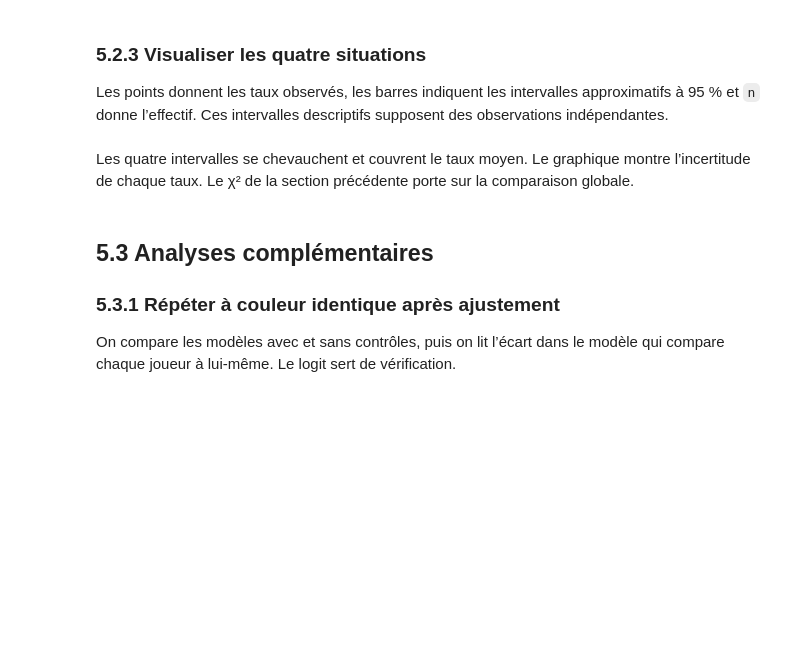
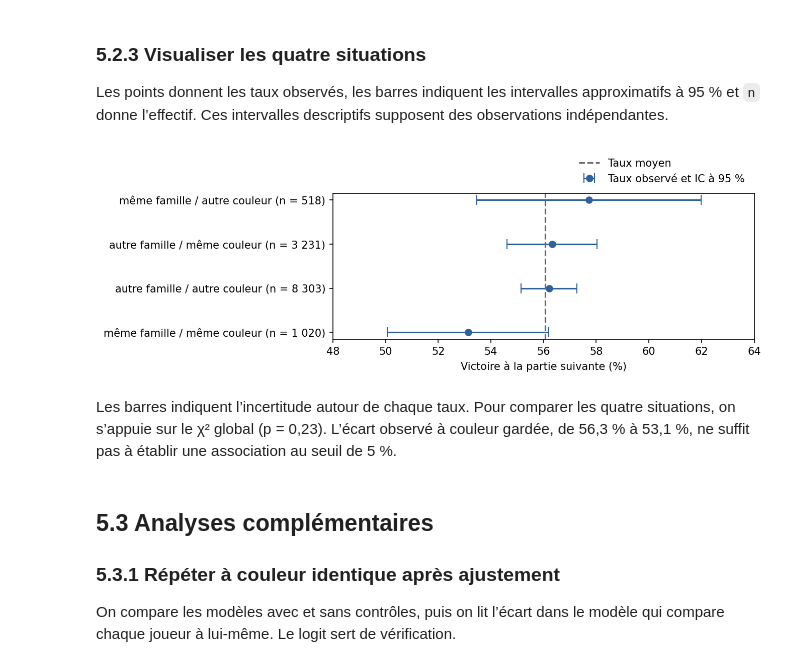
Before and after one commit to Hadrienfonrojet/ANALYSE-MARCHE-, a Jupyter notebook: QueensGambit.ipynb, the cells around one changed output. Saved outputs shown, nothing was run; the diff lists cells and outputs as text; code cells hidden in the pictures; blank space fills up the shorter version.

Commit message:
Afficher le graphique des intervalles dans QueensGambit

```diff
--- a/QueensGambit.ipynb
+++ b/QueensGambit.ipynb
@@ -957,20 +957,26 @@ Les points donnent les taux observés, les barres indiquent les intervalles appr
 # %%
 q = quatre.sort_values("taux")
 taux_pct = 100 * q["taux"]
 marges = [100 * (q["taux"] - q["ic_bas"]), 100 * (q["ic_haut"] - q["taux"])]
 labels = [f"{nom} (n = {n:,})".replace(",", " ") for nom, n in q["parties"].items()]
 
 fig, ax = plt.subplots(figsize=(9, 3.2))
 ax.errorbar(taux_pct, labels, xerr=marges, fmt="o", color="#30619b",
             capsize=5, label="Taux observé et IC à 95 %")
 ax.axvline(100 * rep["win_suiv"].mean(), color="#666666",
            linestyle="--", label="Taux moyen")
-ax.set(xlabel="Victoire à la partie suivante (%)", xlim=(48, 64))
+ax.set(xlabel="Victoire à la partie suivante (%)", xlim=(min(48, 100 * q["ic_bas"].min() - 1), max(64, 100 * q["ic_haut"].max() + 1)))
 ax.legend(loc="lower right", bbox_to_anchor=(1, 1), frameon=False)
 fig.tight_layout()
-plt.show()
+# Insérer le PNG dans la sortie du notebook, y compris avec le backend Agg.
+with io.BytesIO() as image:
+    fig.savefig(image, format="png", dpi=150, bbox_inches="tight")
+    display(Image(data=image.getvalue(), format="png"))
+plt.close(fig)
+# %% [output]
+[figure, added]
 # %% [markdown]
-Les quatre intervalles se chevauchent et couvrent le taux moyen. Le graphique montre l’incertitude de chaque taux. Le χ² de la section précédente porte sur la comparaison globale.
+Les barres indiquent l’incertitude autour de chaque taux. Pour comparer les quatre situations, on s’appuie sur le χ² global (p = 0,23). L’écart observé à couleur gardée, de 56,3 % à 53,1 %, ne suffit pas à établir une association au seuil de 5 %.
 # %% [markdown]
 ## 5.3 Analyses complémentaires
 
```
Also changed, not shown: 1 other file.
